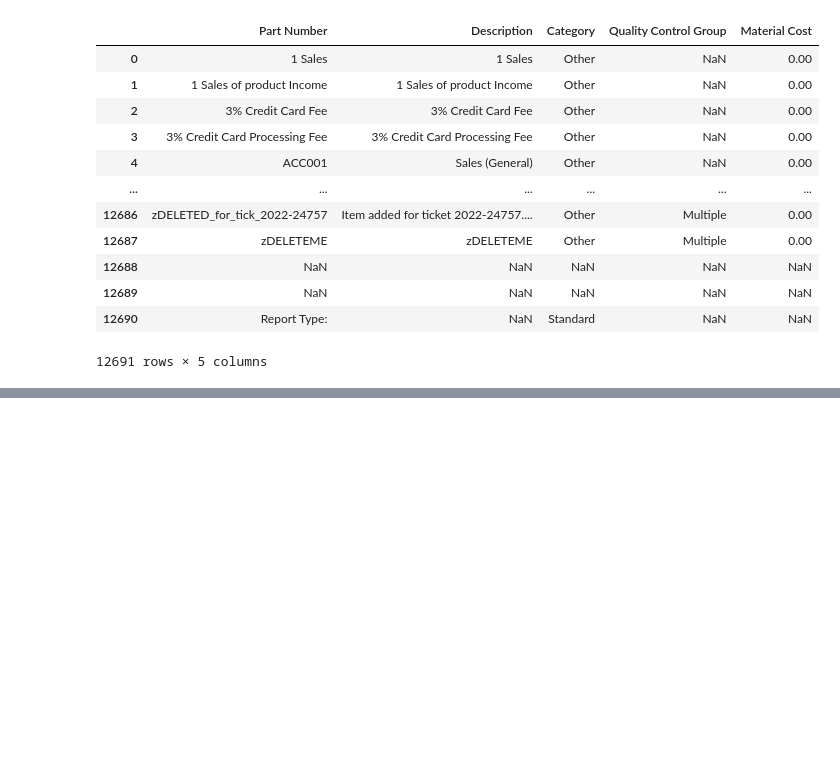
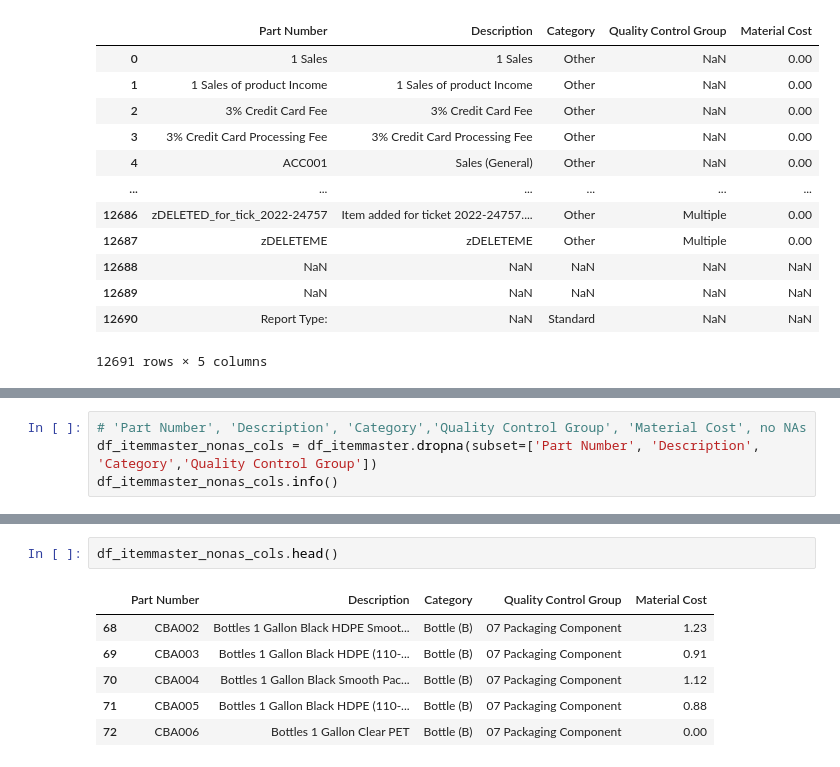
Before and after one commit to masterTrooperMx/PY_notebooks, a Jupyter notebook: catalyst/data/test_loader.ipynb, the cells around one changed output, grey strips where cells are left out. Drawn from its saved outputs; the diff is of its cells as text; blank space fills up the shorter version.

```diff
--- a/catalyst/data/test_loader.ipynb
+++ b/catalyst/data/test_loader.ipynb
@@ -81,0 +144,4 @@ GNC X Test
+# %%
+# 'Part Number', 'Description', 'Category','Quality Control Group', 'Material Cost', no NAs
+df_itemmaster_nonas_cols = df_itemmaster.dropna(subset=['Part Number', 'Description', 'Category','Quality Control Group'])
+df_itemmaster_nonas_cols.info()
@@ -81,0 +161,9 @@ GNC X Test
+# %%
+df_itemmaster_nonas_cols.head()
+# %% [output]
+|  | Part Number | Description | Category | Quality Control Group | Material Cost |
+| 68 | CBA002 | Bottles 1 Gallon Black HDPE Smoot... | Bottle (B) | 07 Packaging Component | 1.23 |
+| 69 | CBA003 | Bottles 1 Gallon Black HDPE (110-... | Bottle (B) | 07 Packaging Component | 0.91 |
+| 70 | CBA004 | Bottles 1 Gallon Black Smooth Pac... | Bottle (B) | 07 Packaging Component | 1.12 |
+| 71 | CBA005 | Bottles 1 Gallon Black HDPE (110-... | Bottle (B) | 07 Packaging Component | 0.88 |
+| 72 | CBA006 | Bottles 1 Gallon Clear PET | Bottle (B) | 07 Packaging Component | 0.00 |
```
Also changed, not shown: parts of 11 cells of this notebook, 2 other files.
